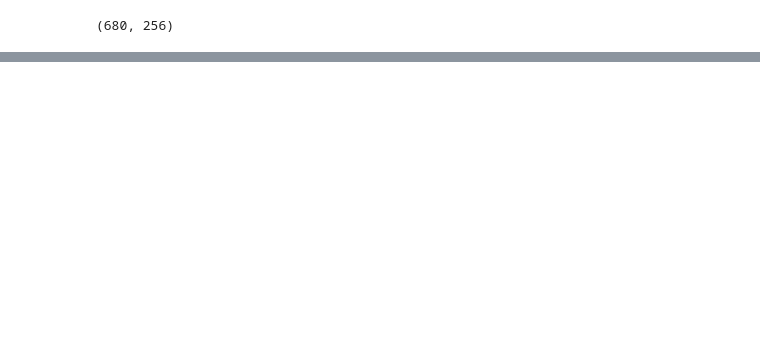
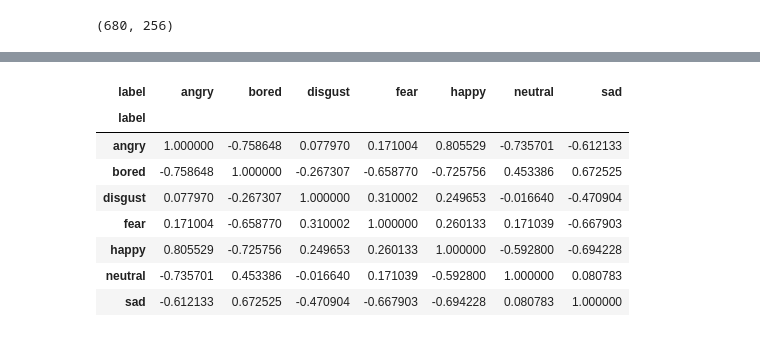
Before and after one commit to LIMUNIMI/thesis_adversarial_ml_audio, a Jupyter notebook: correleations_analysis.ipynb, the cells around one changed output, grey strips where cells are left out. Drawn from its saved outputs; the diff is of its cells as text; code cells hidden in the pictures; blank space fills up the shorter version.

```diff
--- a/correleations_analysis.ipynb
+++ b/correleations_analysis.ipynb
@@ -321,0 +128,12 @@ pd.DataFrame(dist_kendall['ravdess'], index=ravdess_l , columns=ravdess_l)
+# %%
+df.groupby(['label']).mean().transpose().corr()
+# %% [output]
+| label | angry | bored | disgust | fear | happy | neutral | sad |
+| label |  |  |  |  |  |  |  |
+| angry | 1.000000 | -0.758648 | 0.077970 | 0.171004 | 0.805529 | -0.735701 | -0.612133 |
+| bored | -0.758648 | 1.000000 | -0.267307 | -0.658770 | -0.725756 | 0.453386 | 0.672525 |
+| disgust | 0.077970 | -0.267307 | 1.000000 | 0.310002 | 0.249653 | -0.016640 | -0.470904 |
+| fear | 0.171004 | -0.658770 | 0.310002 | 1.000000 | 0.260133 | 0.171039 | -0.667903 |
+| happy | 0.805529 | -0.725756 | 0.249653 | 0.260133 | 1.000000 | -0.592800 | -0.694228 |
+| neutral | -0.735701 | 0.453386 | -0.016640 | 0.171039 | -0.592800 | 1.000000 | 0.080783 |
+| sad | -0.612133 | 0.672525 | -0.470904 | -0.667903 | -0.694228 | 0.080783 | 1.000000 |
```
Also changed, not shown: parts of 41 cells of this notebook.
